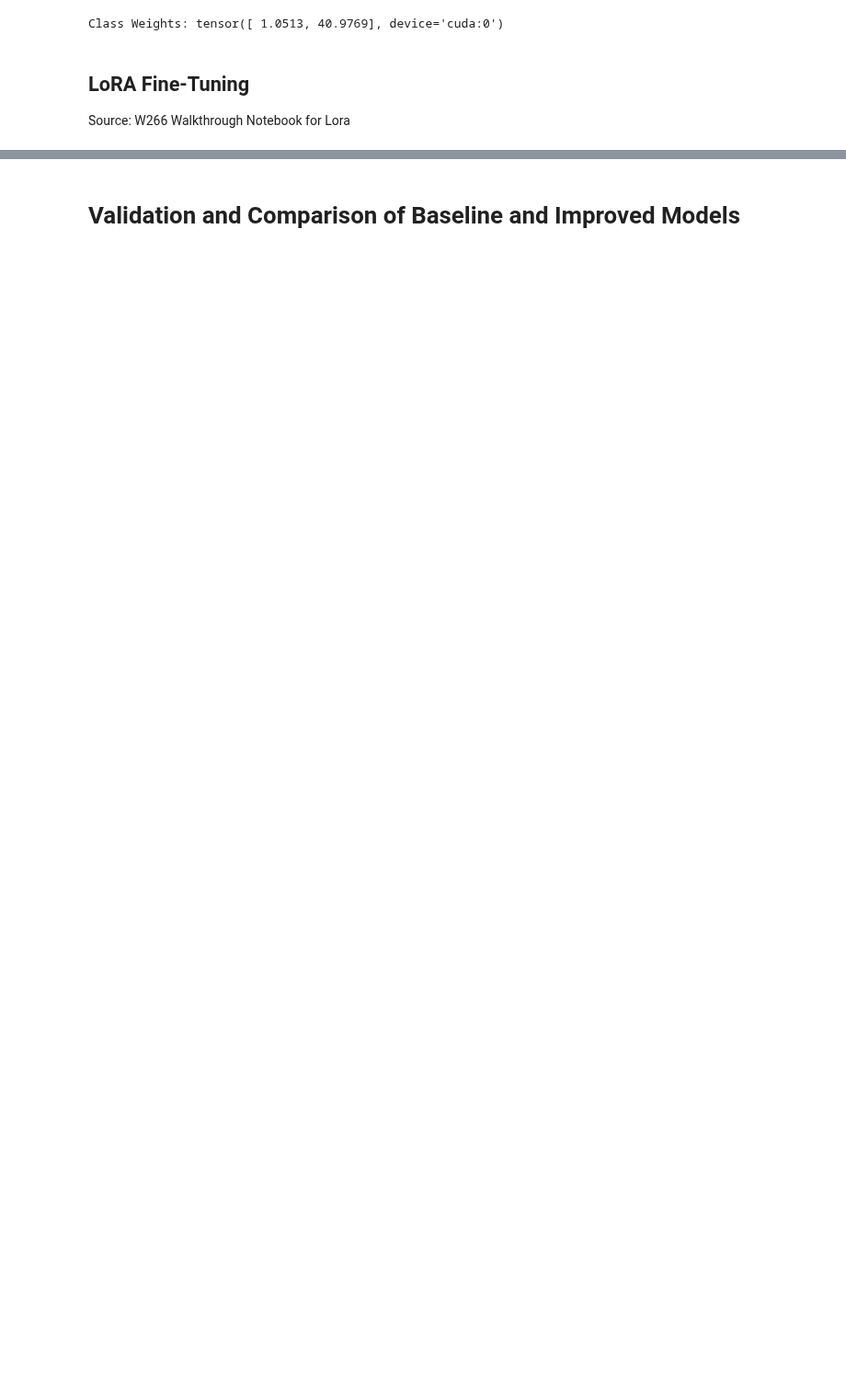
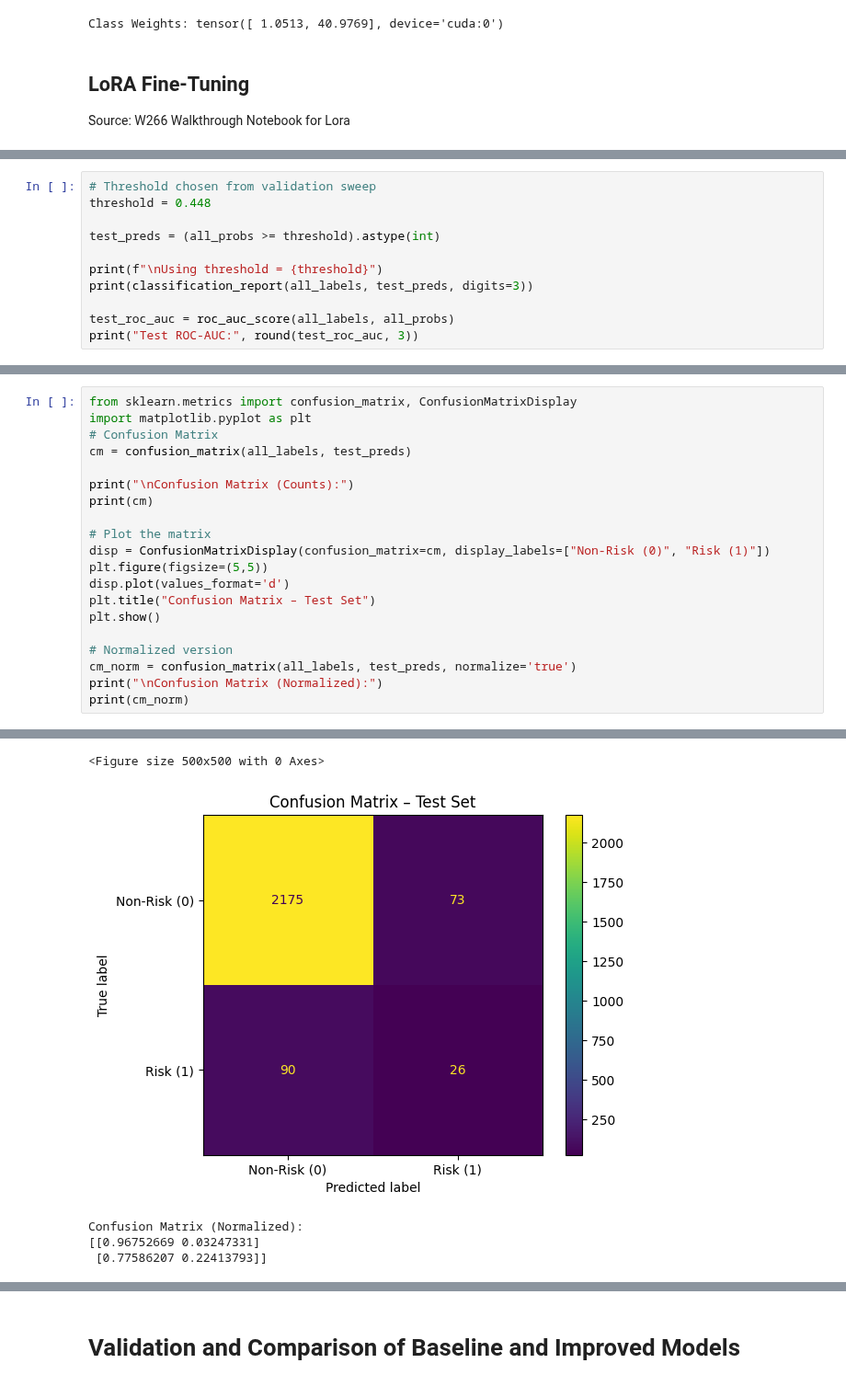
Before and after one commit to gongbyung/ai-ethics-prototypes, a Jupyter notebook: respect-cfpb/notebooks/02_modeling_nlp.ipynb, the cells around one changed output, grey strips where cells are left out. Shown at 92% size. Saved outputs shown, nothing was run; the diff lists cells and outputs as text; blank space fills up the shorter version.

```diff
--- a/respect-cfpb/notebooks/02_modeling_nlp.ipynb
+++ b/respect-cfpb/notebooks/02_modeling_nlp.ipynb
@@ -486,0 +1129,11 @@ Test results saved to /content/drive/MyDrive/NLP/respect-cfpb/outputs/models/fin
+# %%
+# Threshold chosen from validation sweep
+threshold = 0.448
+
+test_preds = (all_probs >= threshold).astype(int)
+
+print(f"\nUsing threshold = {threshold}")
+print(classification_report(all_labels, test_preds, digits=3))
+
+test_roc_auc = roc_auc_score(all_labels, all_probs)
+print("Test ROC-AUC:", round(test_roc_auc, 3))
@@ -486,0 +1152,21 @@ Test results saved to /content/drive/MyDrive/NLP/respect-cfpb/outputs/models/fin
+# %%
+from sklearn.metrics import confusion_matrix, ConfusionMatrixDisplay
+import matplotlib.pyplot as plt
+# Confusion Matrix
+cm = confusion_matrix(all_labels, test_preds)
+
+print("\nConfusion Matrix (Counts):")
+print(cm)
+
+# Plot the matrix
+disp = ConfusionMatrixDisplay(confusion_matrix=cm, display_labels=["Non-Risk (0)", "Risk (1)"])
+plt.figure(figsize=(5,5))
+disp.plot(values_format='d')
+plt.title("Confusion Matrix – Test Set")
+plt.show()
+
+# Normalized version
+cm_norm = confusion_matrix(all_labels, test_preds, normalize='true')
+print("\nConfusion Matrix (Normalized):")
+print(cm_norm)
+# %% [output]
@@ -486,0 +1176,5 @@ Test results saved to /content/drive/MyDrive/NLP/respect-cfpb/outputs/models/fin
+<Figure size 500x500 with 0 Axes>
+[figure, added]
+Confusion Matrix (Normalized):
+[[0.96752669 0.03247331]
+ [0.77586207 0.22413793]]
```
Also changed, not shown: parts of 50 cells of this notebook, 1 other file.
